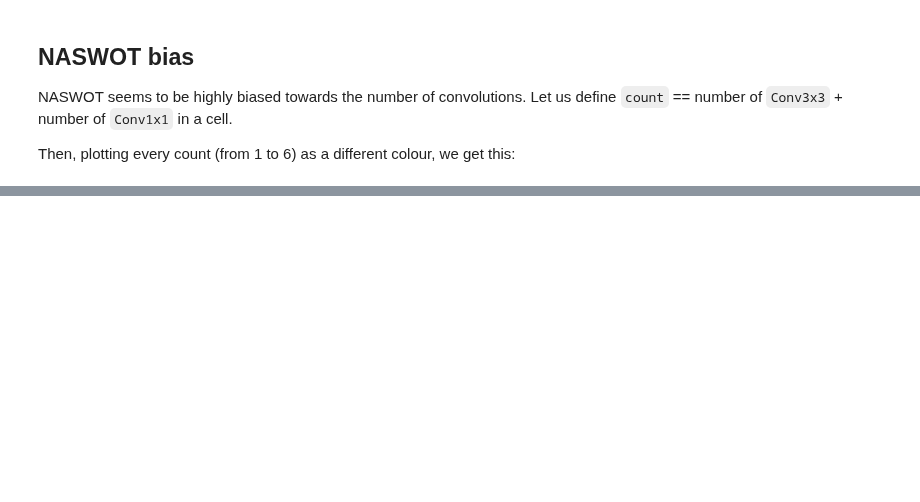
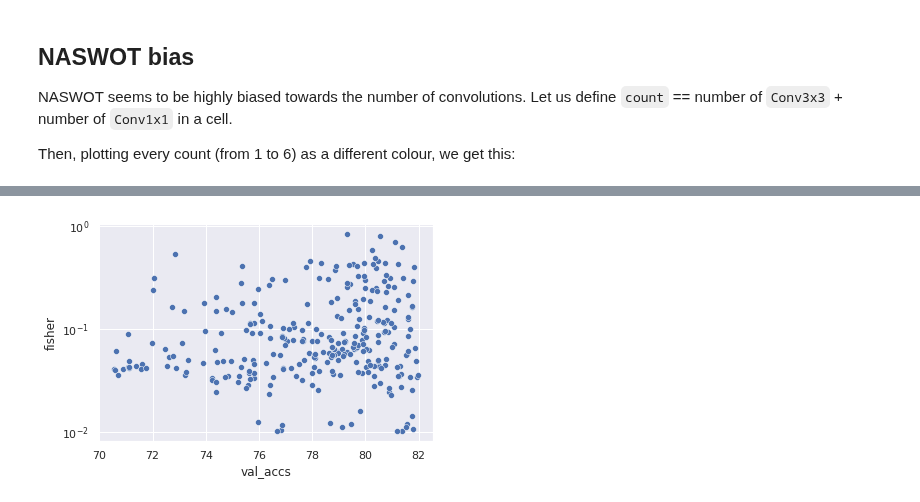
Before and after one commit to gabikadlecova/zc_combine, a Jupyter notebook: nwot_problems/nb201_fix.ipynb, the cells around one changed output, grey strips where cells are left out. Drawn from its saved outputs; the diff is of its cells as text; code cells hidden in the pictures; blank space fills up the shorter version.

```diff
--- a/nwot_problems/nb201_fix.ipynb
+++ b/nwot_problems/nb201_fix.ipynb
@@ -365,0 +146,13 @@ False
+# %%
+from zc_combine.fixes.operations import filter_by_range
+
+
+dd = filter_by_range(uniq_plot_data, 'val_accs', 70, 82).copy()
+dd = filter_by_range(dd, 'fisher', 1e-2, 1)
+dd['log_fisher'] = np.log(dd['fisher'])
+# %%
+sns.scatterplot(data=dd, x='val_accs', y='fisher')
+plt.yscale('log')
+plt.show()
+# %% [output]
+[figure, added]
```
Also changed, not shown: parts of 45 cells of this notebook, 12 other files.
